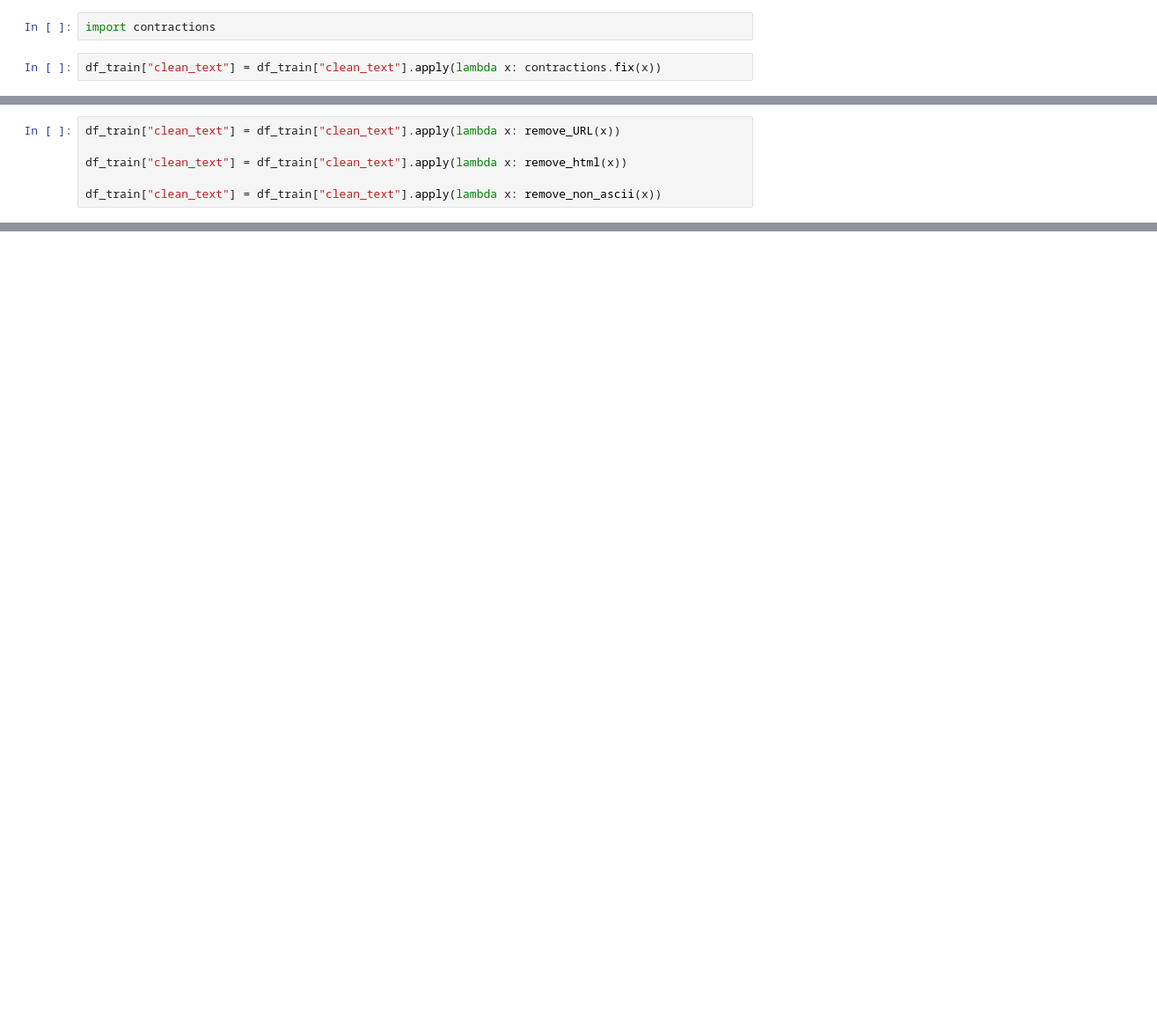
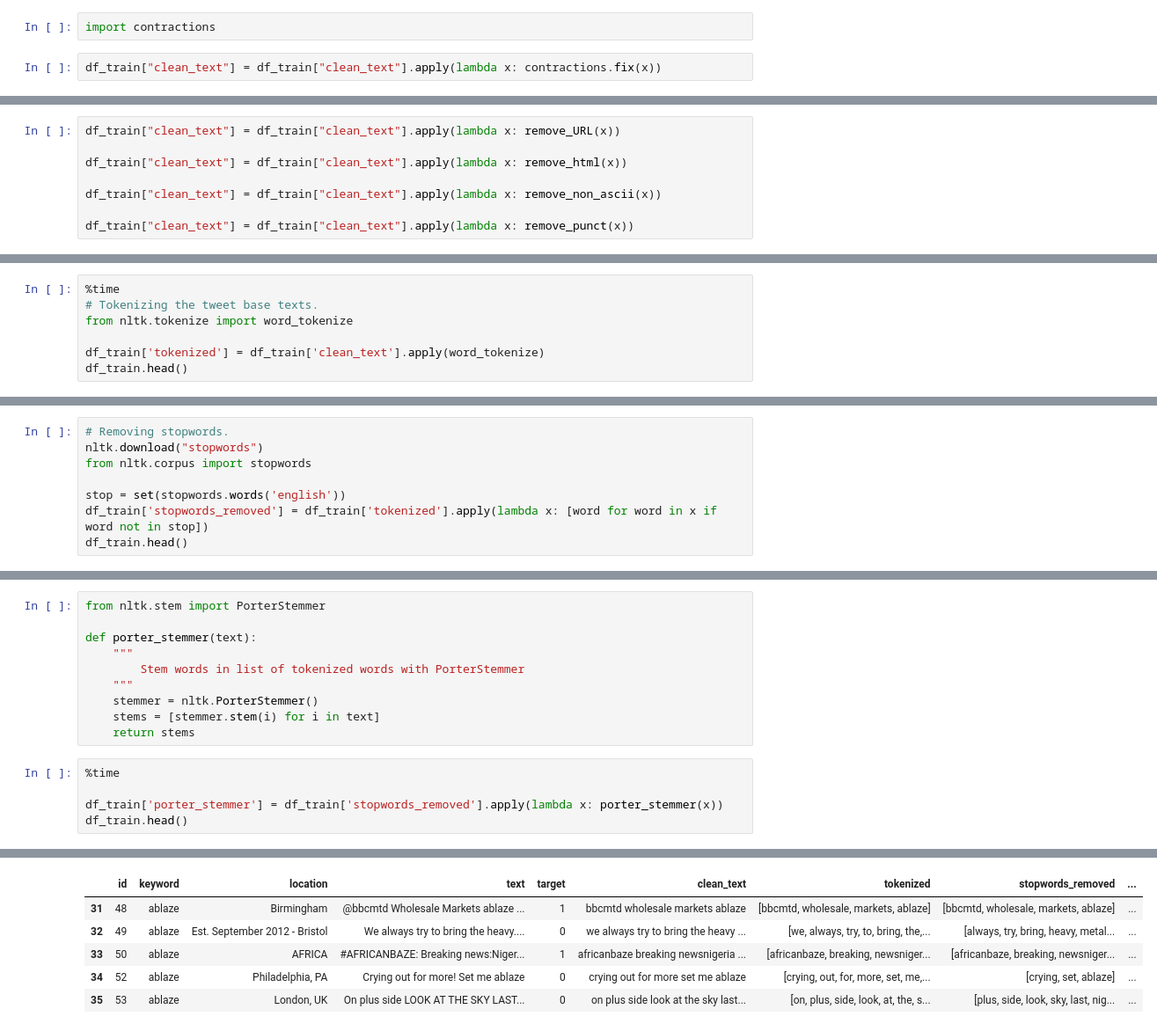
Before and after one commit to ABDULLAHHG/NLP-Twitter-Disaster-Classifier, a Jupyter notebook: NLP Twitter Disaster Classifier.ipynb, the cells around one changed output, grey strips where cells are left out. Shown: that part at 88% size. Saved outputs shown, nothing was run; the diff lists cells and outputs as text; blank space fills up the shorter version.

Commit message:
add some text preprocessing like tokenization and some text cleaning

```diff
--- a/NLP Twitter Disaster Classifier.ipynb
+++ b/NLP Twitter Disaster Classifier.ipynb
@@ -118,3 +130,5 @@ df_train["clean_text"] = df_train["clean_text"].apply(lambda x: remove_URL(x))
 df_train["clean_text"] = df_train["clean_text"].apply(lambda x: remove_html(x))
 
 df_train["clean_text"] = df_train["clean_text"].apply(lambda x: remove_non_ascii(x))
+
+df_train["clean_text"] = df_train["clean_text"].apply(lambda x: remove_punct(x))
@@ -136,0 +137,7 @@ def remove_special_characters(text):
+# %%
+%time
+# Tokenizing the tweet base texts.
+from nltk.tokenize import word_tokenize
+
+df_train['tokenized'] = df_train['clean_text'].apply(word_tokenize)
+df_train.head()
@@ -136,0 +153,8 @@ def remove_special_characters(text):
+# %%
+# Removing stopwords.
+nltk.download("stopwords")
+from nltk.corpus import stopwords
+
+stop = set(stopwords.words('english'))
+df_train['stopwords_removed'] = df_train['tokenized'].apply(lambda x: [word for word in x if word not in stop])
+df_train.head()
@@ -136,0 +170,16 @@ def remove_special_characters(text):
+# %%
+from nltk.stem import PorterStemmer
+
+def porter_stemmer(text):
+    """
+        Stem words in list of tokenized words with PorterStemmer
+    """
+    stemmer = nltk.PorterStemmer()
+    stems = [stemmer.stem(i) for i in text]
+    return stems
+# %%
+%time
+
+df_train['porter_stemmer'] = df_train['stopwords_removed'].apply(lambda x: porter_stemmer(x))
+df_train.head()
+# %% [output]
@@ -136,0 +188,6 @@ def remove_special_characters(text):
+|  | id | keyword | location | text | target | clean_text | tokenized | stopwords_removed | ... |
+| 31 | 48 | ablaze | Birmingham | @bbcmtd Wholesale Markets ablaze ... | 1 | bbcmtd wholesale markets ablaze | [bbcmtd, wholesale, markets, ablaze] | [bbcmtd, wholesale, markets, ablaze] | ... |
+| 32 | 49 | ablaze | Est. September 2012 - Bristol | We always try to bring the heavy.... | 0 | we always try to bring the heavy ... | [we, always, try, to, bring, the,... | [always, try, bring, heavy, metal... | ... |
+| 33 | 50 | ablaze | AFRICA | #AFRICANBAZE: Breaking news:Niger... | 1 | africanbaze breaking newsnigeria ... | [africanbaze, breaking, newsniger... | [africanbaze, breaking, newsniger... | ... |
+| 34 | 52 | ablaze | Philadelphia, PA | Crying out for more! Set me ablaze | 0 | crying out for more set me ablaze | [crying, out, for, more, set, me,... | [crying, set, ablaze] | ... |
+| 35 | 53 | ablaze | London, UK | On plus side LOOK AT THE SKY LAST... | 0 | on plus side look at the sky last... | [on, plus, side, look, at, the, s... | [plus, side, look, sky, last, nig... | ... |
```
Also changed, not shown: parts of 17 cells of this notebook.
